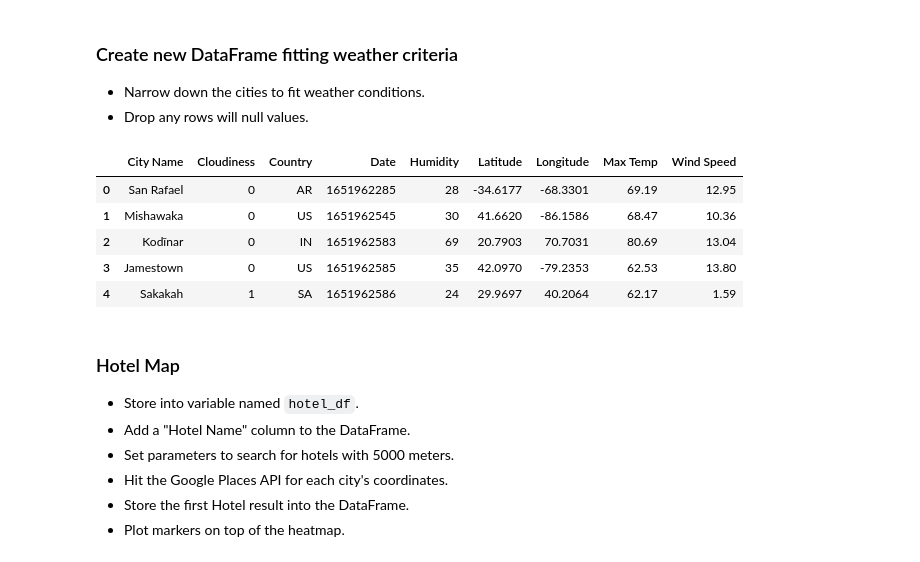
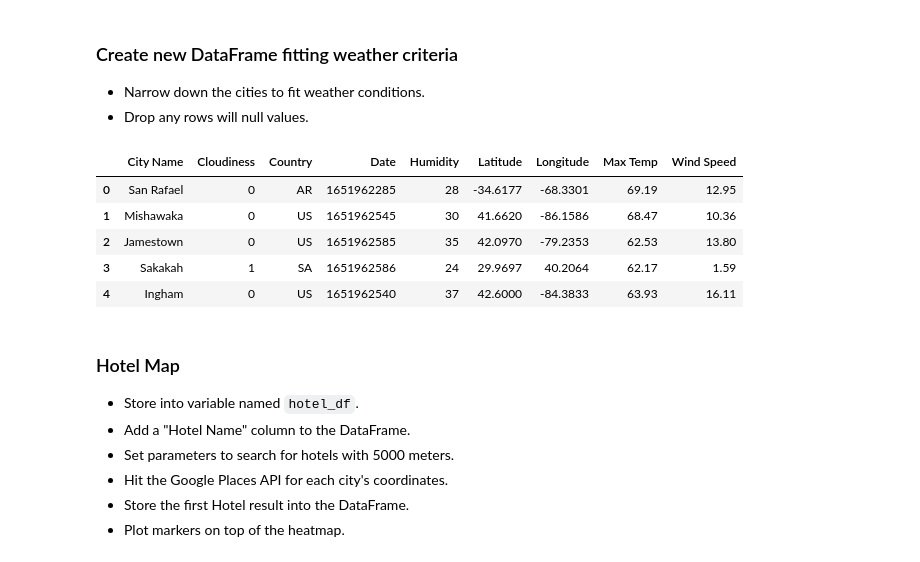
Before and after one commit to cbarraza93/python-api-challenge, a Jupyter notebook: VacationPy/VacationPy.ipynb, the cells around one changed output. Saved outputs shown, nothing was run; the diff lists cells and outputs as text; code cells hidden in the pictures.

```diff
--- a/VacationPy/VacationPy_Starter - Copy.ipynb
+++ b/VacationPy/VacationPy.ipynb
@@ -74,27 +74,26 @@ fig
 * Narrow down the cities to fit weather conditions.
 * Drop any rows will null values.
 # %%
+# Preferred City - Max Temp Greater than 60 and less than 80, Humidity less than 75, Cloudiness less than 30%
 pref_cities = cities_df.loc[
     (cities_df["Max Temp"] > 60) &
-    (cities_df["Max Temp"] < 90) &
-    (cities_df["Wind Speed"] < 15) &
+    (cities_df["Max Temp"] < 80) &
     (cities_df["Humidity"] < 75) &
-    (cities_df["Cloudiness"] >= 0) &
     (cities_df["Cloudiness"] < 30)
 ]
 pref_cities = pref_cities.dropna(how='any')
 pref_cities.reset_index(inplace=True)
 del pref_cities['index']
 
 # Display to output
 pref_cities.head()
 # %% [output]
 |  | City Name | Cloudiness | Country | Date | Humidity | Latitude | Longitude | Max Temp | Wind Speed |
 | 0 | San Rafael | 0 | AR | 1651962285 | 28 | -34.6177 | -68.3301 | 69.19 | 12.95 |
 | 1 | Mishawaka | 0 | US | 1651962545 | 30 | 41.6620 | -86.1586 | 68.47 | 10.36 |
-| 2 | Kodīnar | 0 | IN | 1651962583 | 69 | 20.7903 | 70.7031 | 80.69 | 13.04 |
-| 3 | Jamestown | 0 | US | 1651962585 | 35 | 42.0970 | -79.2353 | 62.53 | 13.80 |
-| 4 | Sakakah | 1 | SA | 1651962586 | 24 | 29.9697 | 40.2064 | 62.17 | 1.59 |
+| 2 | Jamestown | 0 | US | 1651962585 | 35 | 42.0970 | -79.2353 | 62.53 | 13.80 |
+| 3 | Sakakah | 1 | SA | 1651962586 | 24 | 29.9697 | 40.2064 | 62.17 | 1.59 |
+| 4 | Ingham | 0 | US | 1651962540 | 37 | 42.6000 | -84.3833 | 63.93 | 16.11 |
 # %% [markdown]
 ### Hotel Map
 * Store into variable named `hotel_df`.
```
Also changed, not shown: parts of 6 cells of this notebook.
